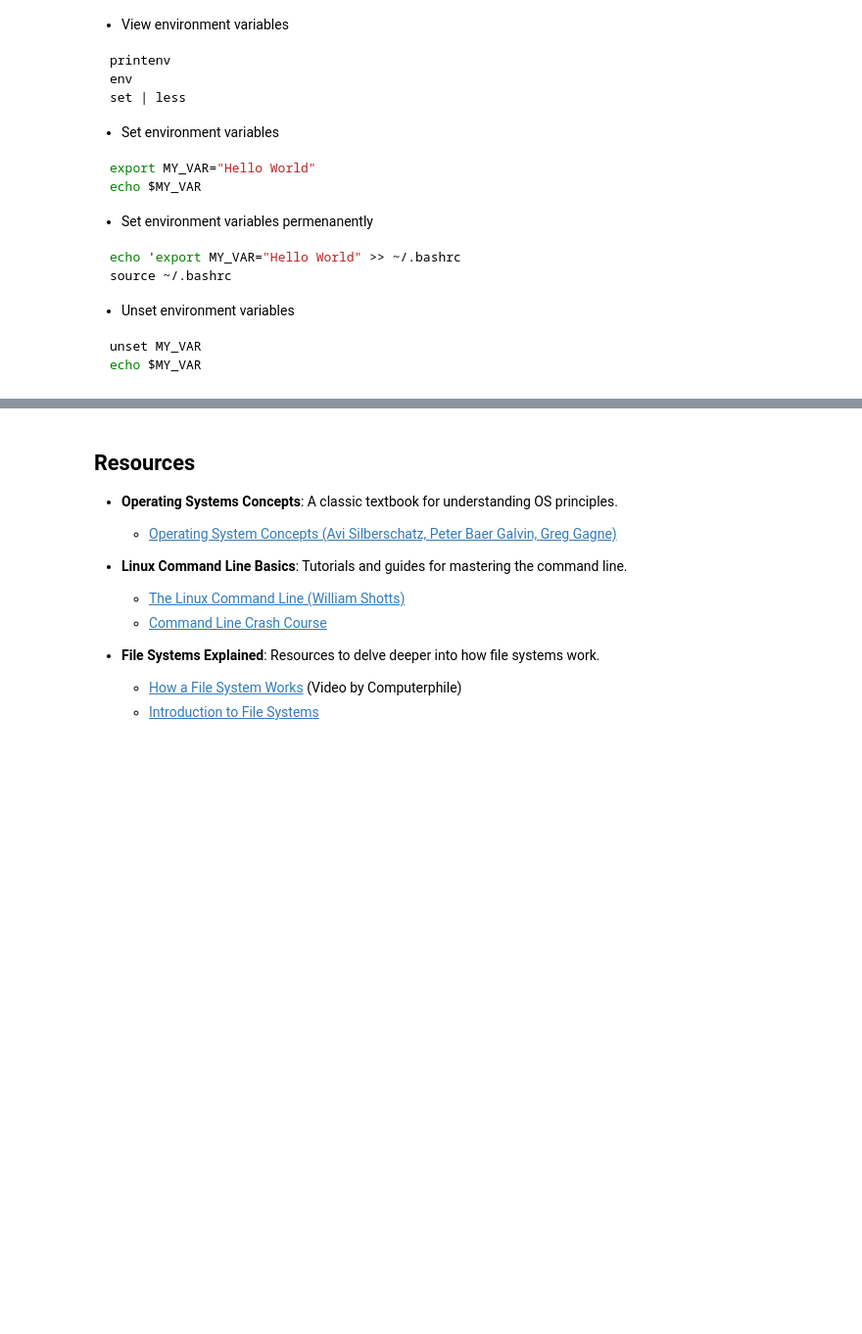
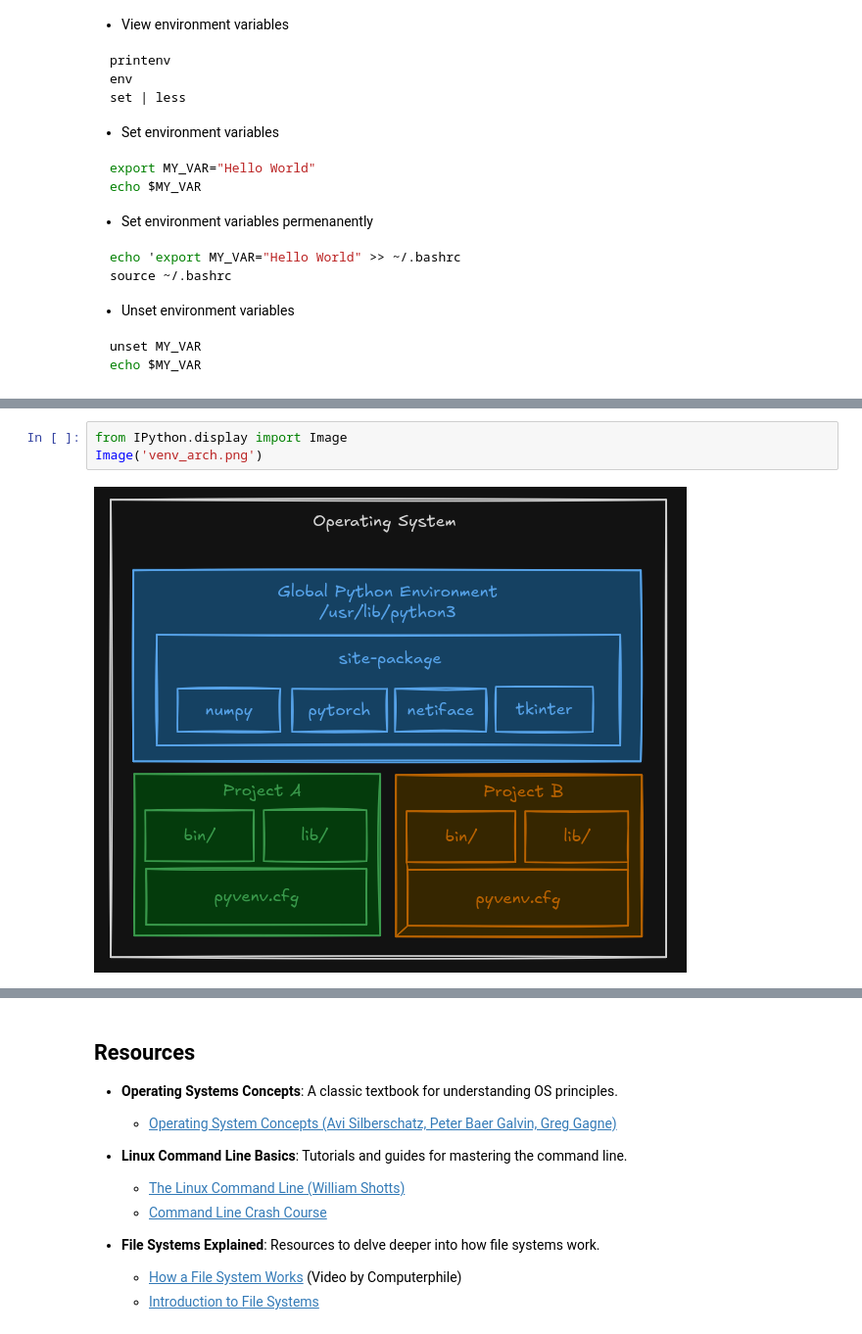
Before and after one commit to c-lydia/operating_system, a Jupyter notebook: os.ipynb, the cells around one changed output, grey strips where cells are left out. Shown at 98% size. Drawn from its saved outputs; the diff is of its cells as text; blank space fills up the shorter version.

```diff
--- a/os.ipynb
+++ b/os.ipynb
@@ -459,0 +664,5 @@ The diversity i=of Linux distribution
+# %%
+from IPython.display import Image
+Image('venv_arch.png')
+# %% [output]
+[figure, added]
```
Also changed, not shown: parts of 22 cells of this notebook.
